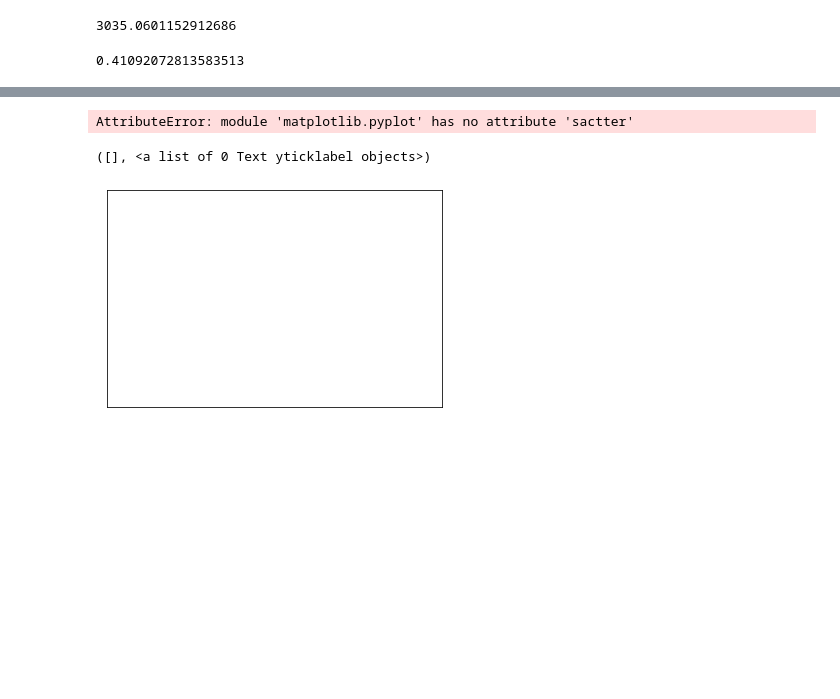
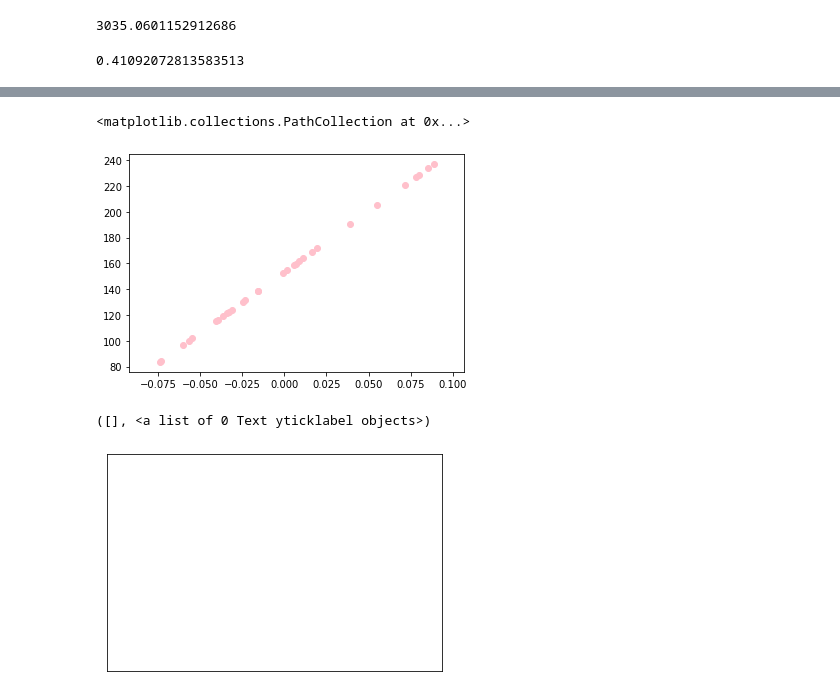
Before and after one commit to gautamamber/MachineLearning, a Jupyter notebook: Dataset examples/linear_diabetes.ipynb, the cells around one changed output, grey strips where cells are left out. Cells and saved outputs as stored; diff of their text form; code cells hidden in the pictures; blank space fills up the shorter version.

```diff
--- a/Dataset examples/linear_diabetes.ipynb
+++ b/Dataset examples/linear_diabetes.ipynb
@@ -168,7 +169,8 @@ plt.scatter(diabetes_x_test,diabetes_y_test,color ='lavender')
 # %%
-plt.sactter(diabetes_x_test,diabetes_y_pred,color='pink',li)
+plt.scatter(diabetes_x_test,diabetes_y_pred,color='pink')
 # %% [output]
-AttributeError: module 'matplotlib.pyplot' has no attribute 'sactter'
+<matplotlib.collections.PathCollection at 0x...>
+[figure, added]
 # %%
 plt.xticks(())
 plt.yticks(())
```
Also changed, not shown: parts of 1 cell of this notebook.
